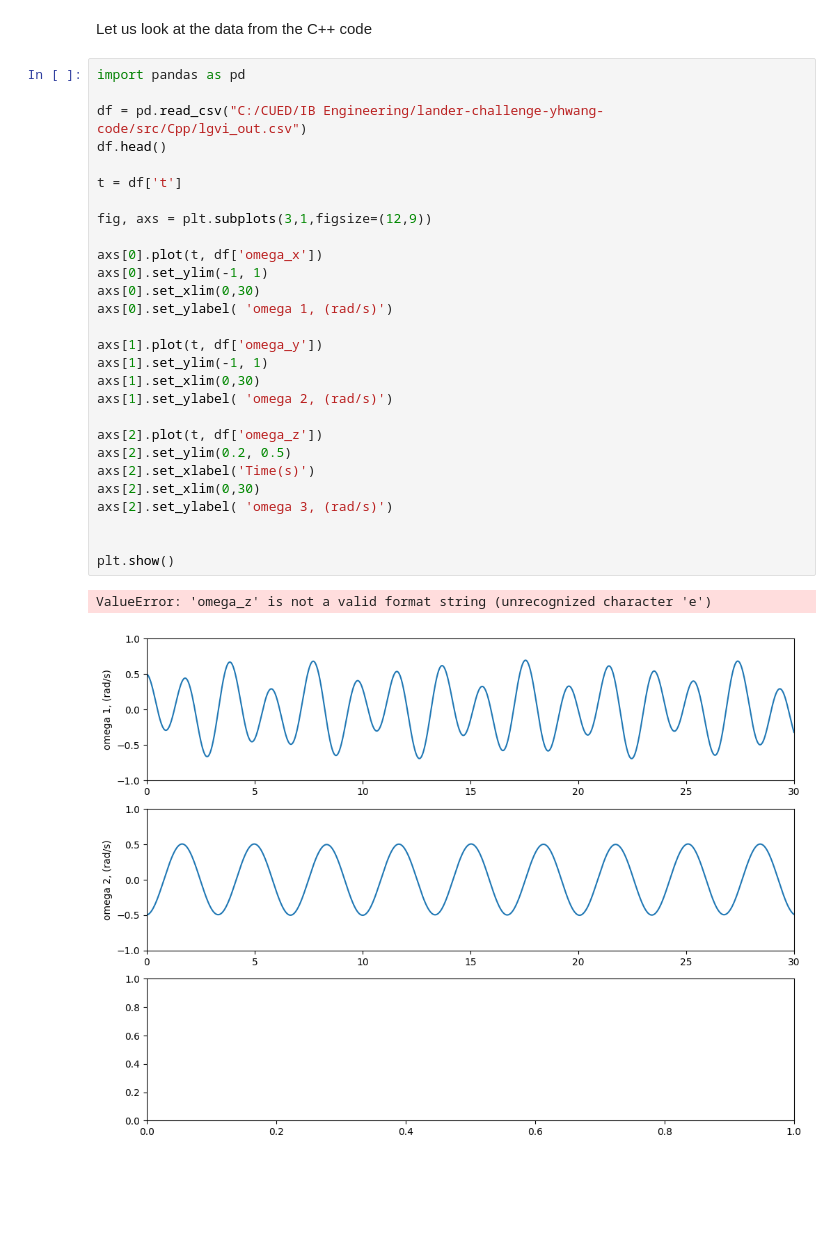
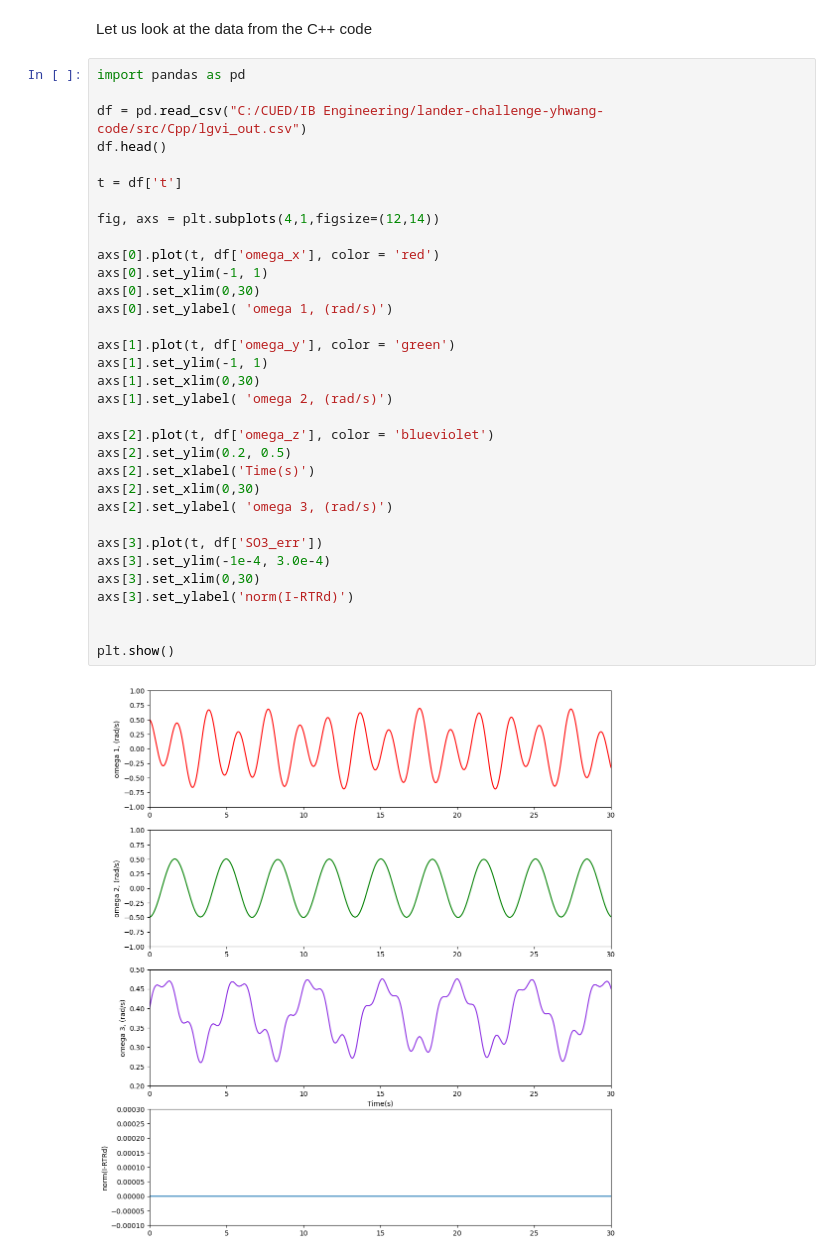
Before and after one commit to ynj66/lander-challenge-yhwang-code, a Jupyter notebook: src/Python Code/LGVIprototype.ipynb, the cells around one changed output. Saved outputs shown, nothing was run; the diff lists cells and outputs as text; blank space fills up the shorter version.

Commit message:
plot of the norm

```diff
--- a/src/Python Code/LGVIprototype.ipynb
+++ b/src/Python Code/LGVIprototype.ipynb
@@ -231,31 +231,35 @@ Let us look at the data from the C++ code
 # %%
 import pandas as pd
 
 df = pd.read_csv("C:/CUED/IB Engineering/lander-challenge-yhwang-code/src/Cpp/lgvi_out.csv")
 df.head()
 
 t = df['t']
 
-fig, axs = plt.subplots(3,1,figsize=(12,9))
+fig, axs = plt.subplots(4,1,figsize=(12,14))
 
-axs[0].plot(t, df['omega_x'])
+axs[0].plot(t, df['omega_x'], color = 'red')
 axs[0].set_ylim(-1, 1)
 axs[0].set_xlim(0,30)
 axs[0].set_ylabel( 'omega 1, (rad/s)')
 
-axs[1].plot(t, df['omega_y'])
+axs[1].plot(t, df['omega_y'], color = 'green')
 axs[1].set_ylim(-1, 1)
 axs[1].set_xlim(0,30)
 axs[1].set_ylabel( 'omega 2, (rad/s)')
 
-axs[2].plot(t, df['omega_z'])
+axs[2].plot(t, df['omega_z'], color = 'blueviolet')
 axs[2].set_ylim(0.2, 0.5)
 axs[2].set_xlabel('Time(s)')
 axs[2].set_xlim(0,30)
 axs[2].set_ylabel( 'omega 3, (rad/s)')
 
+axs[3].plot(t, df['SO3_err'])
+axs[3].set_ylim(-1e-4, 3.0e-4)
+axs[3].set_xlim(0,30)
+axs[3].set_ylabel('norm(I-RTRd)')
+
 
 plt.show()
 # %% [output]
-ValueError: 'omega_z' is not a valid format string (unrecognized character 'e')
-[figure, old version]
+[figure, new version]
```
